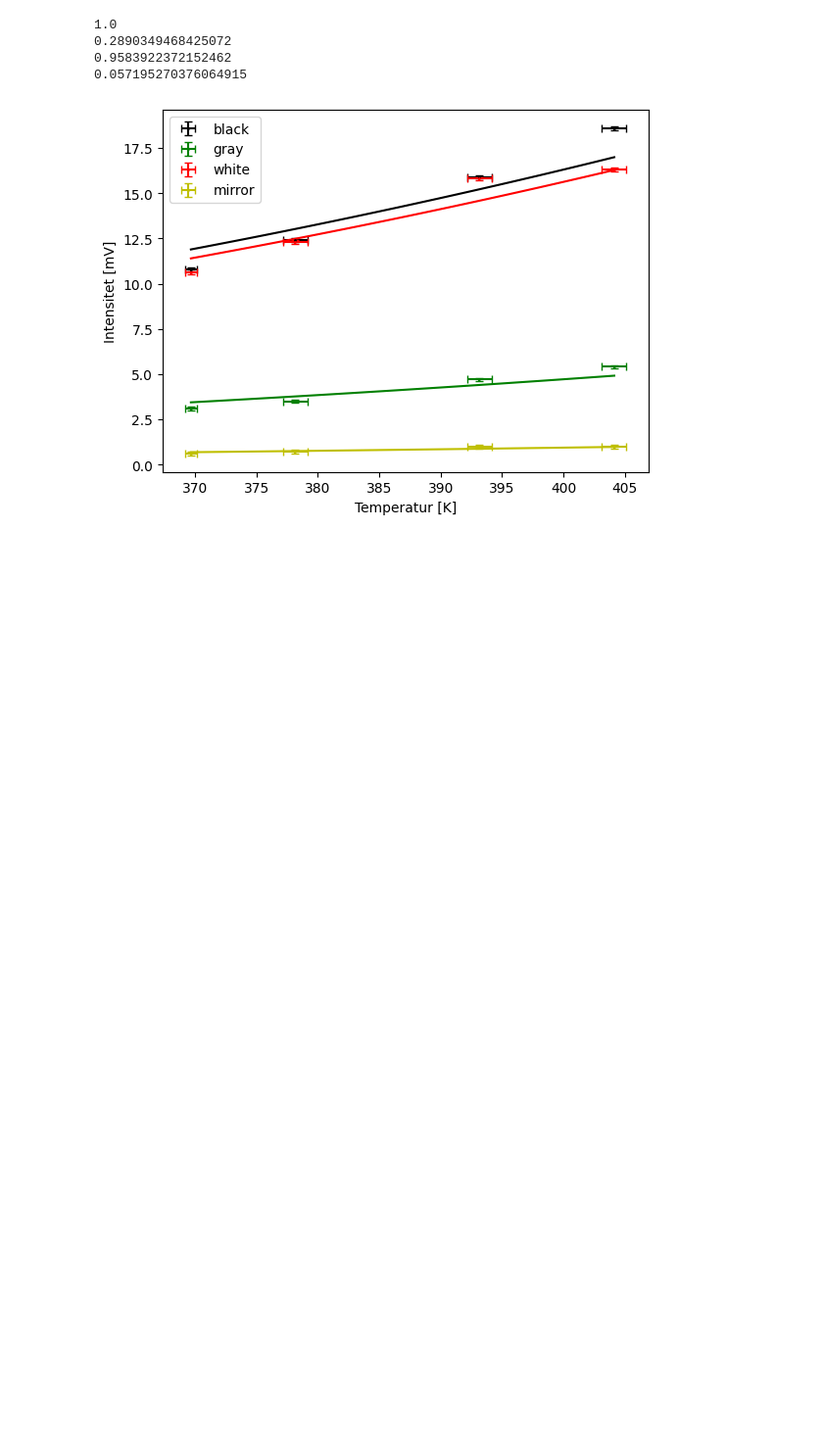
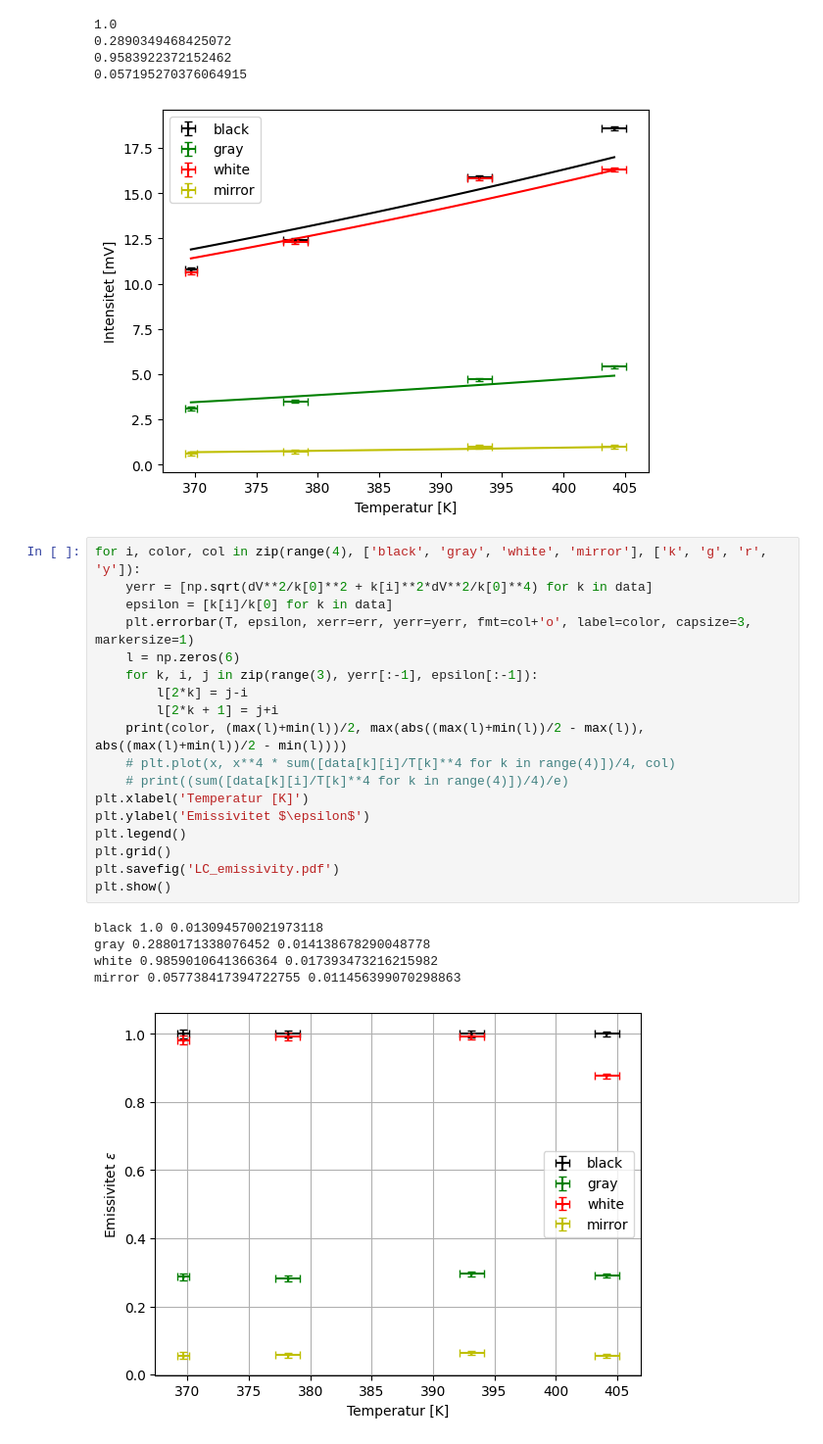
Before and after one commit to Joliv3r/Lab_Varmestraaling, a Jupyter notebook: code/data.ipynb, the cells around one changed output. Shown at 98% size. Cells and saved outputs as stored; diff of their text form; blank space fills up the shorter version.

```diff
--- a/code/data.ipynb
+++ b/code/data.ipynb
@@ -101,3 +101,27 @@ plt.show()
 0.9583922372152462
 0.057195270376064915
 [figure]
+# %%
+for i, color, col in zip(range(4), ['black', 'gray', 'white', 'mirror'], ['k', 'g', 'r', 'y']):
+    yerr = [np.sqrt(dV**2/k[0]**2 + k[i]**2*dV**2/k[0]**4) for k in data]
+    epsilon = [k[i]/k[0] for k in data]
+    plt.errorbar(T, epsilon, xerr=err, yerr=yerr, fmt=col+'o', label=color, capsize=3, markersize=1)
+    l = np.zeros(6)
+    for k, i, j in zip(range(3), yerr[:-1], epsilon[:-1]):
+        l[2*k] = j-i
+        l[2*k + 1] = j+i
+    print(color, (max(l)+min(l))/2, max(abs((max(l)+min(l))/2 - max(l)), abs((max(l)+min(l))/2 - min(l))))
+    # plt.plot(x, x**4 * sum([data[k][i]/T[k]**4 for k in range(4)])/4, col)
+    # print((sum([data[k][i]/T[k]**4 for k in range(4)])/4)/e)
+plt.xlabel('Temperatur [K]')
+plt.ylabel('Emissivitet $\epsilon$')
+plt.legend()
+plt.grid()
+plt.savefig('LC_emissivity.pdf')
+plt.show()
+# %% [output]
+black 1.0 0.013094570021973118
+gray 0.2880171338076452 0.014138678290048778
+white 0.9859010641366364 0.017393473216215982
+mirror 0.057738417394722755 0.011456399070298863
+[figure, added]
```
Also changed, not shown: 6 other files.
